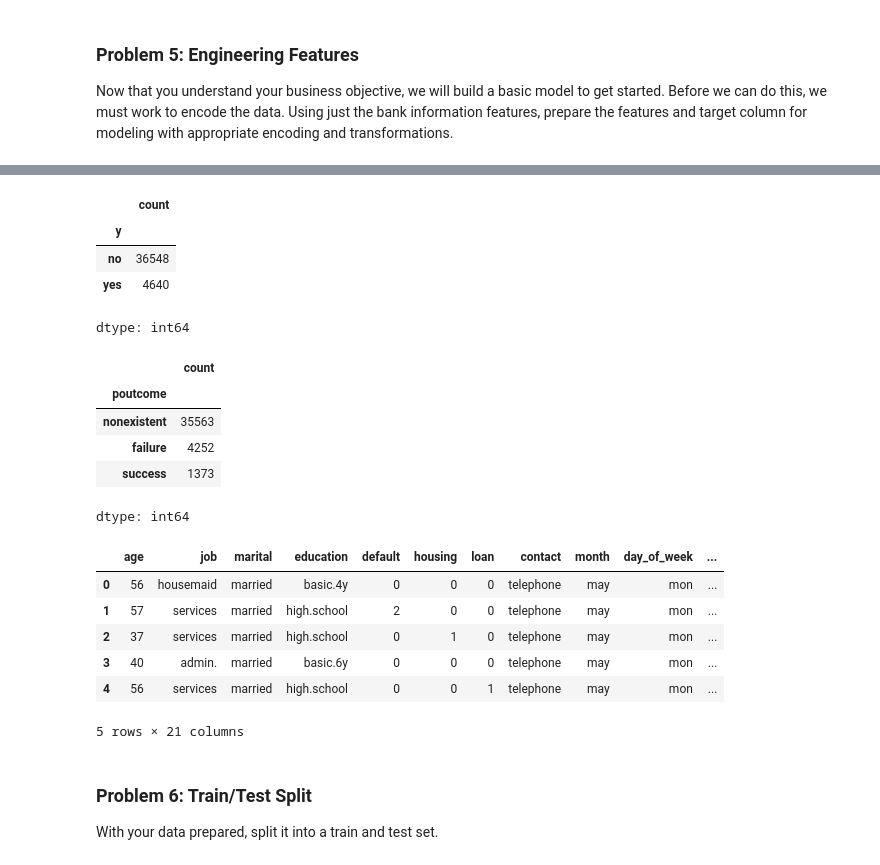
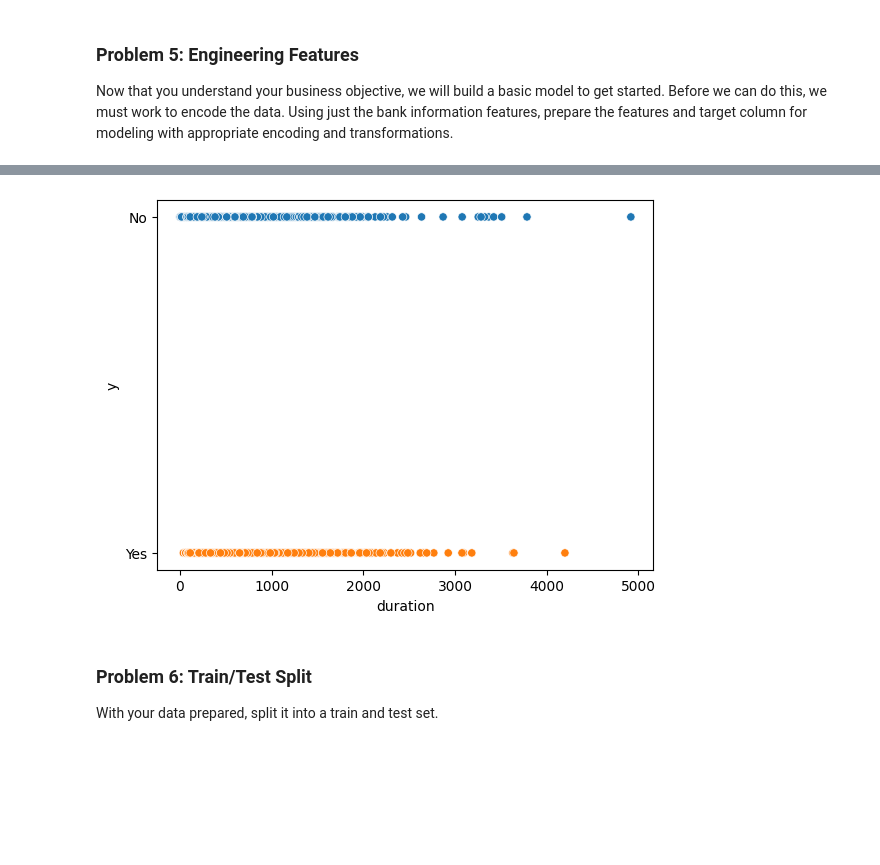
Before and after one commit to hemantborse/Practical-Application-3, a Jupyter notebook: prompt_III.ipynb, the cells around one changed output, grey strips where cells are left out. Cells and saved outputs as stored; diff of their text form; code cells hidden in the pictures; blank space fills up the shorter version.

```diff
--- a/prompt_III.ipynb
+++ b/prompt_III.ipynb
@@ -197,51 +184,34 @@ dtype: int64
-# %%
-df['y'].value_counts()
-# %% [output]
-|  | count |
-| y |  |
-| no | 36548 |
-| yes | 4640 |
-dtype: int64
-# %%
-df['poutcome'].value_counts()
-# %% [output]
-|  | count |
-| poutcome |  |
-| nonexistent | 35563 |
-| failure | 4252 |
-| success | 1373 |
-dtype: int64
 # %%
 # Map 'yes' to 1 and 'no' to 0 and 'unknown' to 2
 #mapping = {'yes': 1, 'no': 0,'unknown':2}
-df['default'] = df['default'].replace({'yes': 1, 'no': 0,'unknown':2})
+#df['default'] = df['default'].replace({'yes': 1, 'no': 0,'unknown':2})
 # Ensure the column is of integer type
-df['default'] = df['default'].astype(int)
+#df['default'] = df['default'].astype(int)
 
-df['housing'] = df['housing'].replace({'yes': 1, 'no': 0,'unknown':2})
+#df['housing'] = df['housing'].replace({'yes': 1, 'no': 0,'unknown':2})
 # Ensure the column is of integer type
-df['housing'] = df['housing'].astype(int)
+#df['housing'] = df['housing'].astype(int)
 
-df['loan'] = df['loan'].replace({'yes': 1, 'no': 0,'unknown':2})
+#df['loan'] = df['loan'].replace({'yes': 1, 'no': 0,'unknown':2})
 # Ensure the column is of integer type
-df['loan'] = df['loan'].astype(int)
+#df['loan'] = df['loan'].astype(int)
 
-df['poutcome'] = df['poutcome'].replace({'success': 1, 'failure': 0,'nonexistent':2})
+#df['poutcome'] = df['poutcome'].replace({'success': 1, 'failure': 0,'nonexistent':2})
 # Ensure the column is of integer type
-df['poutcome'] = df['poutcome'].astype(int)
+#df['poutcome'] = df['poutcome'].astype(int)
 
-df['y'] = df['y'].replace({'yes': 1, 'no': 0})
-df['y'] = df['y'].astype(int)
+#df['y'] = df['y'].replace({'yes': 1, 'no': 0})
+#df['y'] = df['y'].astype(int)
 
-df.head()
+#df.head()
-# %% [output]
-|  | age | job | marital | education | default | housing | loan | contact | month | day_of_week | ... |
-| 0 | 56 | housemaid | married | basic.4y | 0 | 0 | 0 | telephone | may | mon | ... |
-| 1 | 57 | services | married | high.school | 2 | 0 | 0 | telephone | may | mon | ... |
-| 2 | 37 | services | married | high.school | 0 | 1 | 0 | telephone | may | mon | ... |
-| 3 | 40 | admin. | married | basic.6y | 0 | 0 | 0 | telephone | may | mon | ... |
-| 4 | 56 | services | married | high.school | 0 | 0 | 1 | telephone | may | mon | ... |
-5 rows × 21 columns
+# %%
+import seaborn as sns
+
+y = np.where(df['y'] == 'yes', 1, 0)
+sns.scatterplot(data = df, x = 'duration', y ='y', hue = 'y', legend = False)
+plt.yticks([0, 1], ['No', 'Yes']);
+# %% [output]
+[figure, added]
 # %% [markdown]
 ### Problem 6: Train/Test Split
 
```
Also changed, not shown: parts of 12 cells of this notebook.
